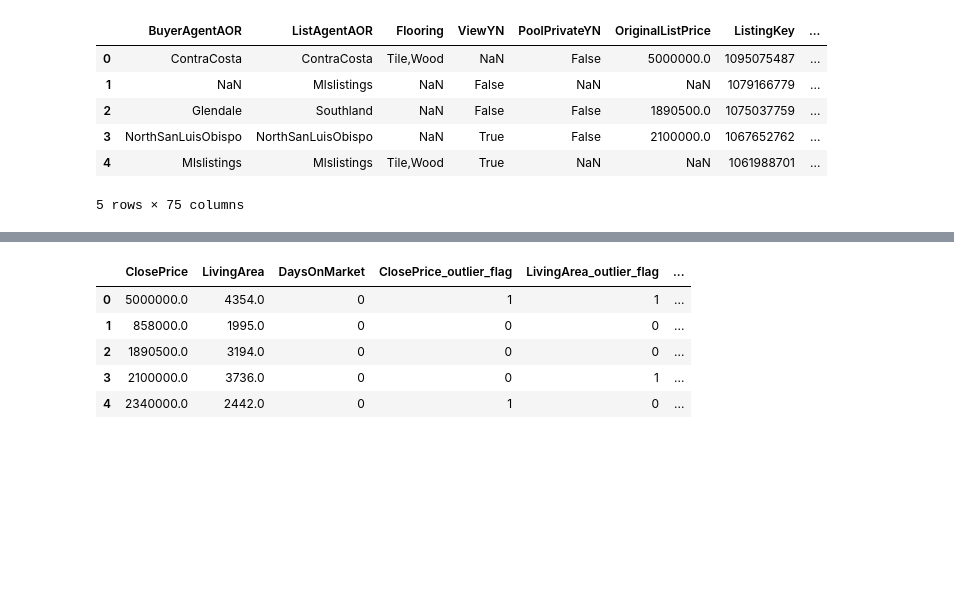
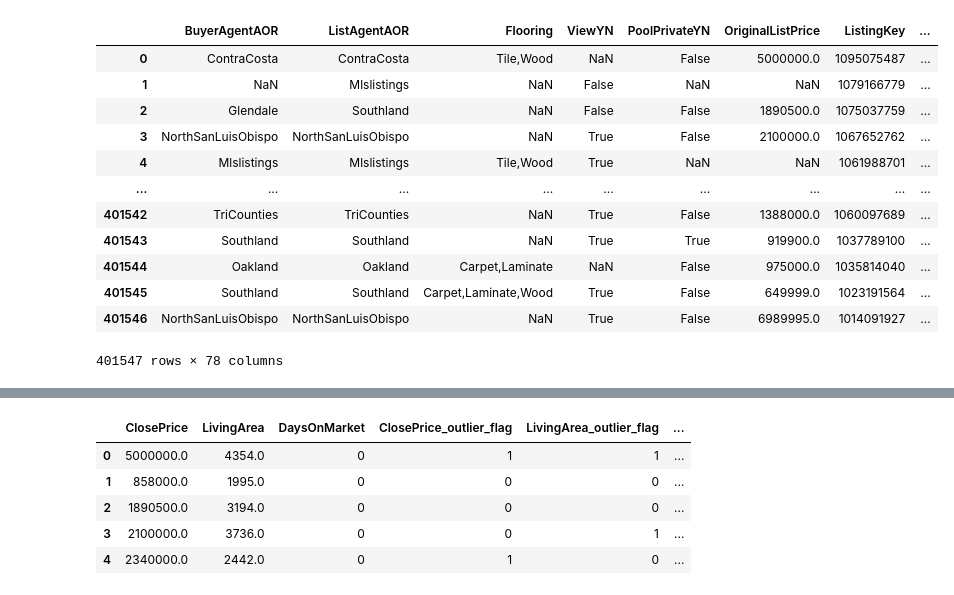
Before and after one commit to Michael-Anthony-Aguirre/IDX-Exchange-DA-Internship-2026, a Jupyter notebook: week7/6_outlier_detection.ipynb, the cells around one changed output, grey strips where cells are left out. Cells and saved outputs as stored; diff of their text form; code cells hidden in the pictures; blank space fills up the shorter version.

```diff
--- a/week7/6_outlier_detection.ipynb
+++ b/week7/6_outlier_detection.ipynb
@@ -8,13 +8,19 @@ os.chdir(dataset_folder)
 df_sold = pd.read_csv("CRMLSSold_5.csv", low_memory = False)
 df_listings = pd.read_csv("CRMLSListing_5.csv", low_memory = False)
 # %%
-df_sold.head()
+df_sold
 # %% [output]
 |  | BuyerAgentAOR | ListAgentAOR | Flooring | ViewYN | PoolPrivateYN | OriginalListPrice | ListingKey | ... |
 | 0 | ContraCosta | ContraCosta | Tile,Wood | NaN | False | 5000000.0 | 1095075487 | ... |
 | 1 | NaN | Mlslistings | NaN | False | NaN | NaN | 1079166779 | ... |
 | 2 | Glendale | Southland | NaN | False | False | 1890500.0 | 1075037759 | ... |
 | 3 | NorthSanLuisObispo | NorthSanLuisObispo | NaN | True | False | 2100000.0 | 1067652762 | ... |
 | 4 | Mlslistings | Mlslistings | Tile,Wood | True | NaN | NaN | 1061988701 | ... |
+| ... | ... | ... | ... | ... | ... | ... | ... | ... |
+| 401542 | TriCounties | TriCounties | NaN | True | False | 1388000.0 | 1060097689 | ... |
+| 401543 | Southland | Southland | NaN | True | True | 919900.0 | 1037789100 | ... |
+| 401544 | Oakland | Oakland | Carpet,Laminate | NaN | False | 975000.0 | 1035814040 | ... |
+| 401545 | Southland | Southland | Carpet,Laminate,Wood | True | False | 649999.0 | 1023191564 | ... |
+| 401546 | NorthSanLuisObispo | NorthSanLuisObispo | NaN | True | False | 6989995.0 | 1014091927 | ... |
-5 rows × 75 columns
+401547 rows × 78 columns
 # %%
```
Also changed, not shown: parts of 14 cells of this notebook.
